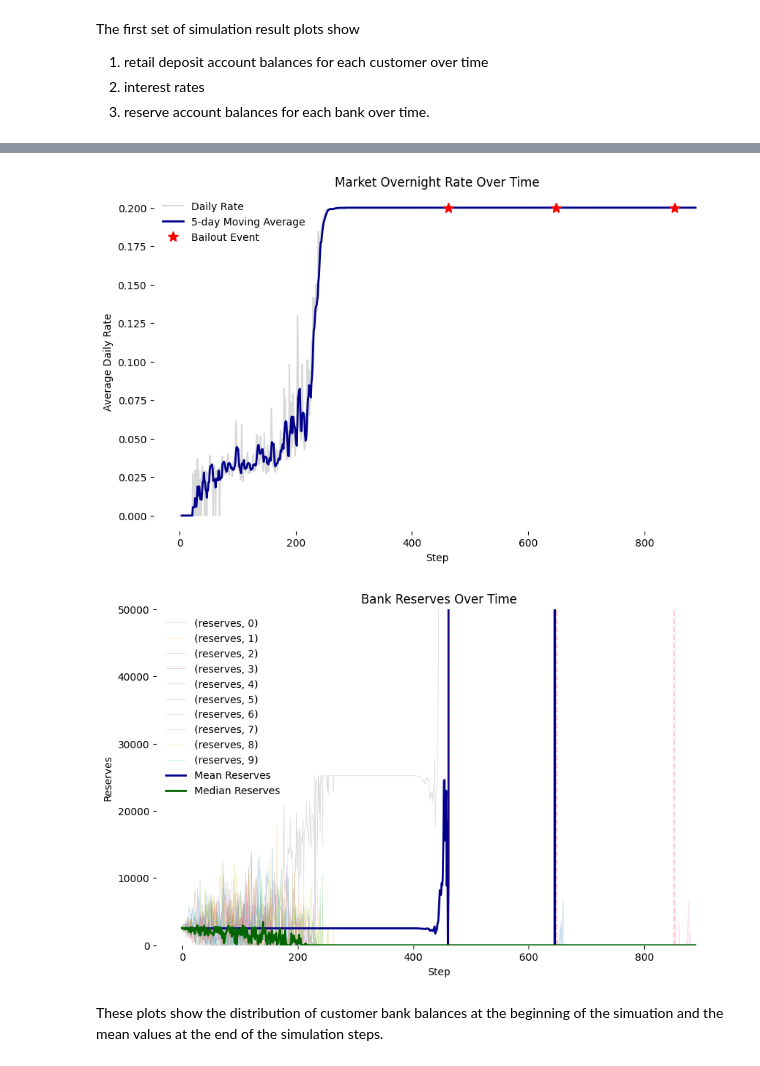
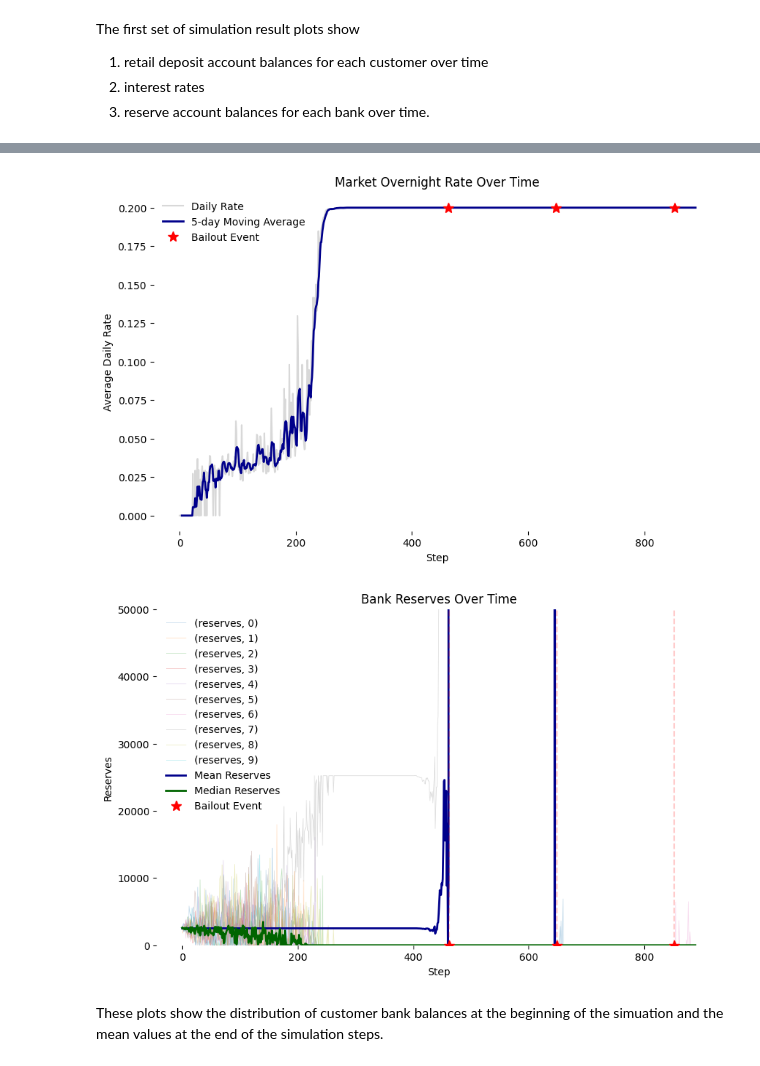
Before and after one commit to peterdresslar/banking-discipline-elasticity, a Jupyter notebook: banking-discipline-elast.ipynb, the cells around one changed output, grey strips where cells are left out. Saved outputs shown, nothing was run; the diff lists cells and outputs as text; code cells hidden in the pictures.

Commit message:
update plot

```diff
--- a/banking-discipline-elast.ipynb
+++ b/banking-discipline-elast.ipynb
@@ -461,34 +461,35 @@ plt.show()
 # For the reserves plot
 plt.figure(figsize=(10, 6))
 bank_wide = pd.pivot_table(bank_history, index=['step'], values=['reserves'], columns=['id'])
 
 # Plot individual bank lines with low opacity
 bank_wide.plot(linewidth=0.5, alpha=0.3, legend=None, ax=plt.gca())
 
 # Add mean and median lines
 plt.plot(bank_wide.index, bank_wide.mean(axis=1),
          color='darkblue', linewidth=2, label='Mean Reserves')
 plt.plot(bank_wide.index, bank_wide.median(axis=1),
          color='darkgreen', linewidth=2, label='Median Reserves')
+plt.plot(bailout_steps, bailout_rates, '*', color='red', markersize=10, label='Bailout Event')
 
 # Max the bank-wide plot y axis at 500 times the initial max value
 plt.ylim(0, 500 * max_balance)
 
 # Add stars for bailout events
 for step in bailout_steps:
     plt.axvline(x=step, color='red', alpha=0.2, linestyle='--')
     plt.plot(step, bank_wide.loc[step].max(), '*', color='red', markersize=10)
 
 plt.title('Bank Reserves Over Time')
 plt.xlabel('Step')
 plt.ylabel('Reserves')
 plt.legend(frameon=False)
 sns.despine(left=True, bottom=True)
 plt.show()
 # %% [output]
 [figure]
 [figure]
-[figure, old version]
+[figure, new version]
 # %% [markdown]
 These plots show the distribution of customer bank balances at the beginning of the simuation and the mean values at the end of the simulation steps.
 # %%
```
Also changed, not shown: parts of 1 cell of this notebook.
